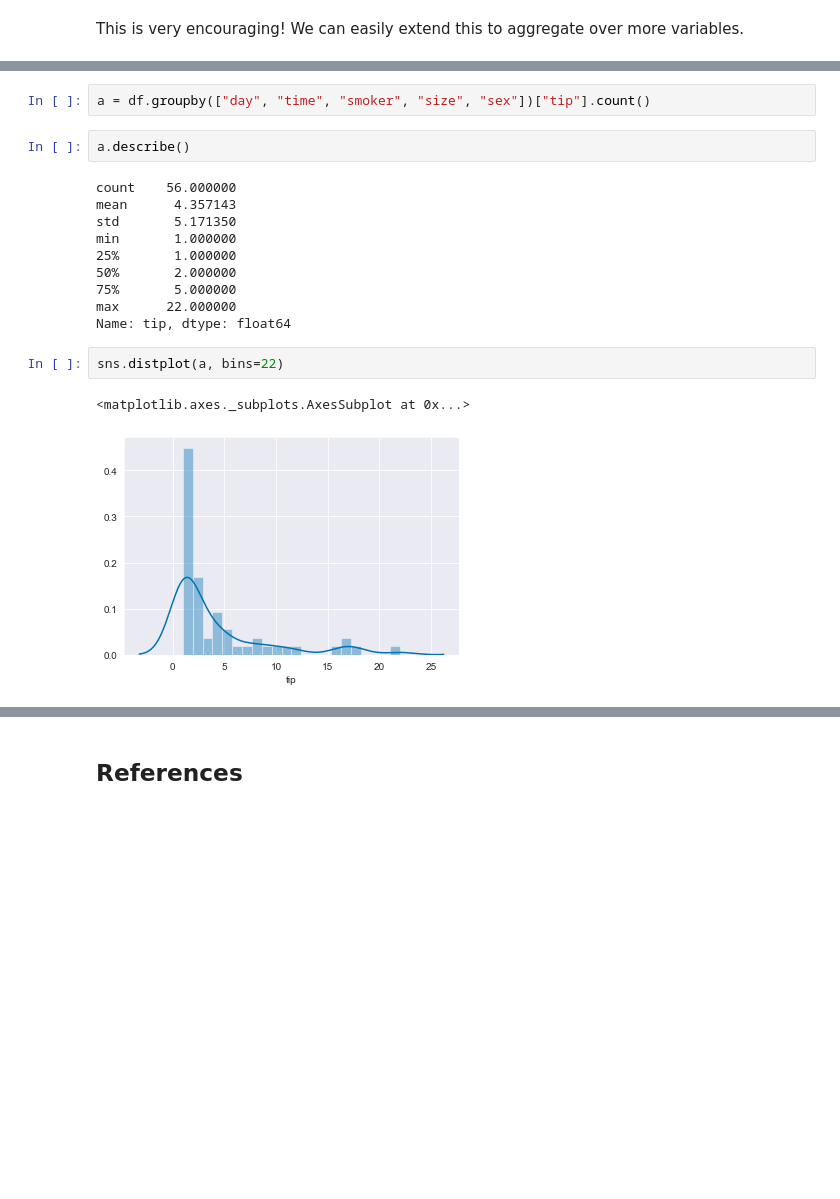
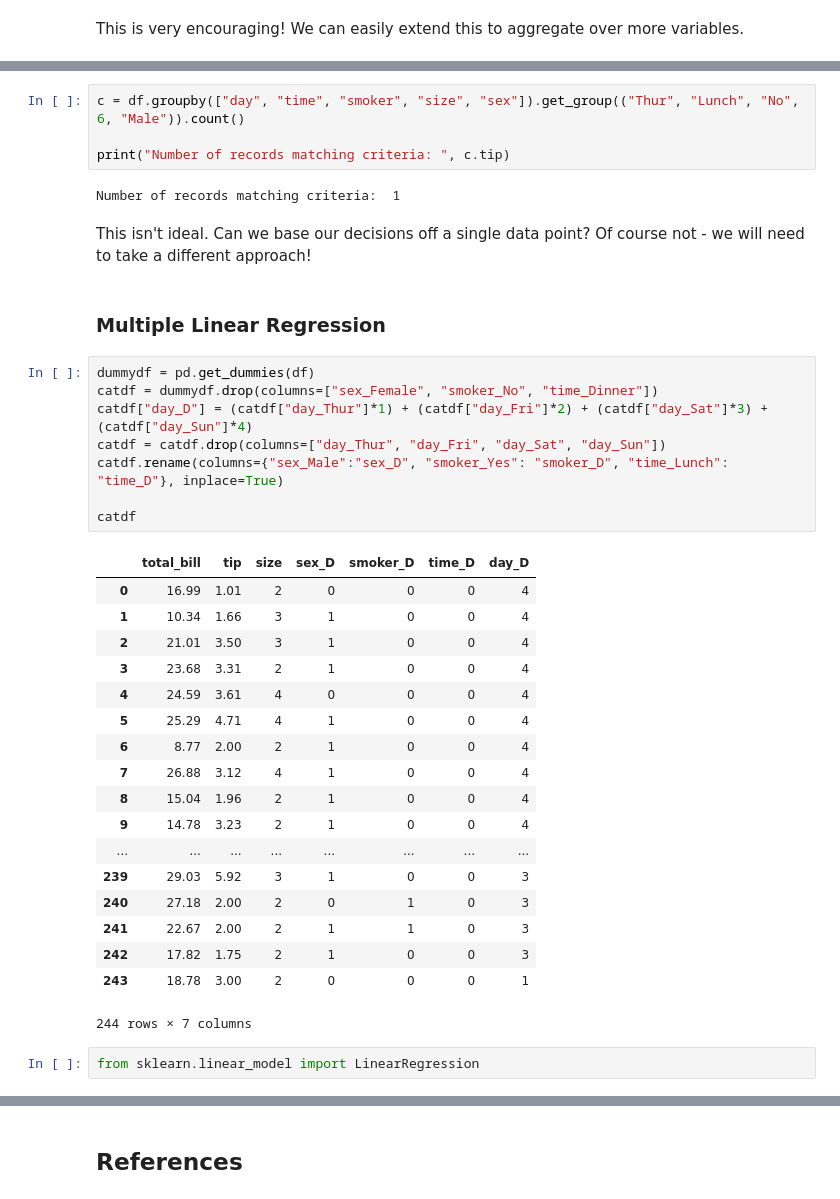
Before and after one commit to Pmcg1/FoDA_Project_2019, a Jupyter notebook: FoDA_Assessment_2019.ipynb, the cells around one changed output, grey strips where cells are left out. Saved outputs shown, nothing was run; the diff lists cells and outputs as text; blank space fills up the shorter version.

```diff
--- a/FoDA_Assessment_2019.ipynb
+++ b/FoDA_Assessment_2019.ipynb
@@ -813,19 +824,39 @@ Therefore we can judge that the highest average tip comes from tables of 6 Male
 # %%
-a = df.groupby(["day", "time", "smoker", "size", "sex"])["tip"].count()
+c = df.groupby(["day", "time", "smoker", "size", "sex"]).get_group(("Thur", "Lunch", "No", 6, "Male")).count()
+
+print("Number of records matching criteria: ", c.tip)
+# %% [output]
+Number of records matching criteria:  1
-# %%
-a.describe()
-# %% [output]
-count    56.000000
-mean      4.357143
-std       5.171350
-min       1.000000
-25%       1.000000
-50%       2.000000
-75%       5.000000
-max      22.000000
-Name: tip, dtype: float64
-# %%
-sns.distplot(a, bins=22)
-# %% [output]
-<matplotlib.axes._subplots.AxesSubplot at 0x...>
-[figure, removed]
+# %% [markdown]
+This isn't ideal. Can we base our decisions off a single data point? Of course not - we will need to take a different approach!
+# %% [markdown]
+### Multiple Linear Regression
+# %%
+dummydf = pd.get_dummies(df)
+catdf = dummydf.drop(columns=["sex_Female", "smoker_No", "time_Dinner"])
+catdf["day_D"] = (catdf["day_Thur"]*1) + (catdf["day_Fri"]*2) + (catdf["day_Sat"]*3) + (catdf["day_Sun"]*4)
+catdf = catdf.drop(columns=["day_Thur", "day_Fri", "day_Sat", "day_Sun"])
+catdf.rename(columns={"sex_Male":"sex_D", "smoker_Yes": "smoker_D", "time_Lunch": "time_D"}, inplace=True)
+
+catdf
+# %% [output]
+|  | total_bill | tip | size | sex_D | smoker_D | time_D | day_D |
+| 0 | 16.99 | 1.01 | 2 | 0 | 0 | 0 | 4 |
+| 1 | 10.34 | 1.66 | 3 | 1 | 0 | 0 | 4 |
+| 2 | 21.01 | 3.50 | 3 | 1 | 0 | 0 | 4 |
+| 3 | 23.68 | 3.31 | 2 | 1 | 0 | 0 | 4 |
+| 4 | 24.59 | 3.61 | 4 | 0 | 0 | 0 | 4 |
+| 5 | 25.29 | 4.71 | 4 | 1 | 0 | 0 | 4 |
+| 6 | 8.77 | 2.00 | 2 | 1 | 0 | 0 | 4 |
+| 7 | 26.88 | 3.12 | 4 | 1 | 0 | 0 | 4 |
+| 8 | 15.04 | 1.96 | 2 | 1 | 0 | 0 | 4 |
+| 9 | 14.78 | 3.23 | 2 | 1 | 0 | 0 | 4 |
+| ... | ... | ... | ... | ... | ... | ... | ... |
+| 239 | 29.03 | 5.92 | 3 | 1 | 0 | 0 | 3 |
+| 240 | 27.18 | 2.00 | 2 | 0 | 1 | 0 | 3 |
+| 241 | 22.67 | 2.00 | 2 | 1 | 1 | 0 | 3 |
+| 242 | 17.82 | 1.75 | 2 | 1 | 0 | 0 | 3 |
+| 243 | 18.78 | 3.00 | 2 | 0 | 0 | 0 | 1 |
+244 rows × 7 columns
+# %%
+from sklearn.linear_model import LinearRegression
```
Also changed, not shown: parts of 24 cells of this notebook.
